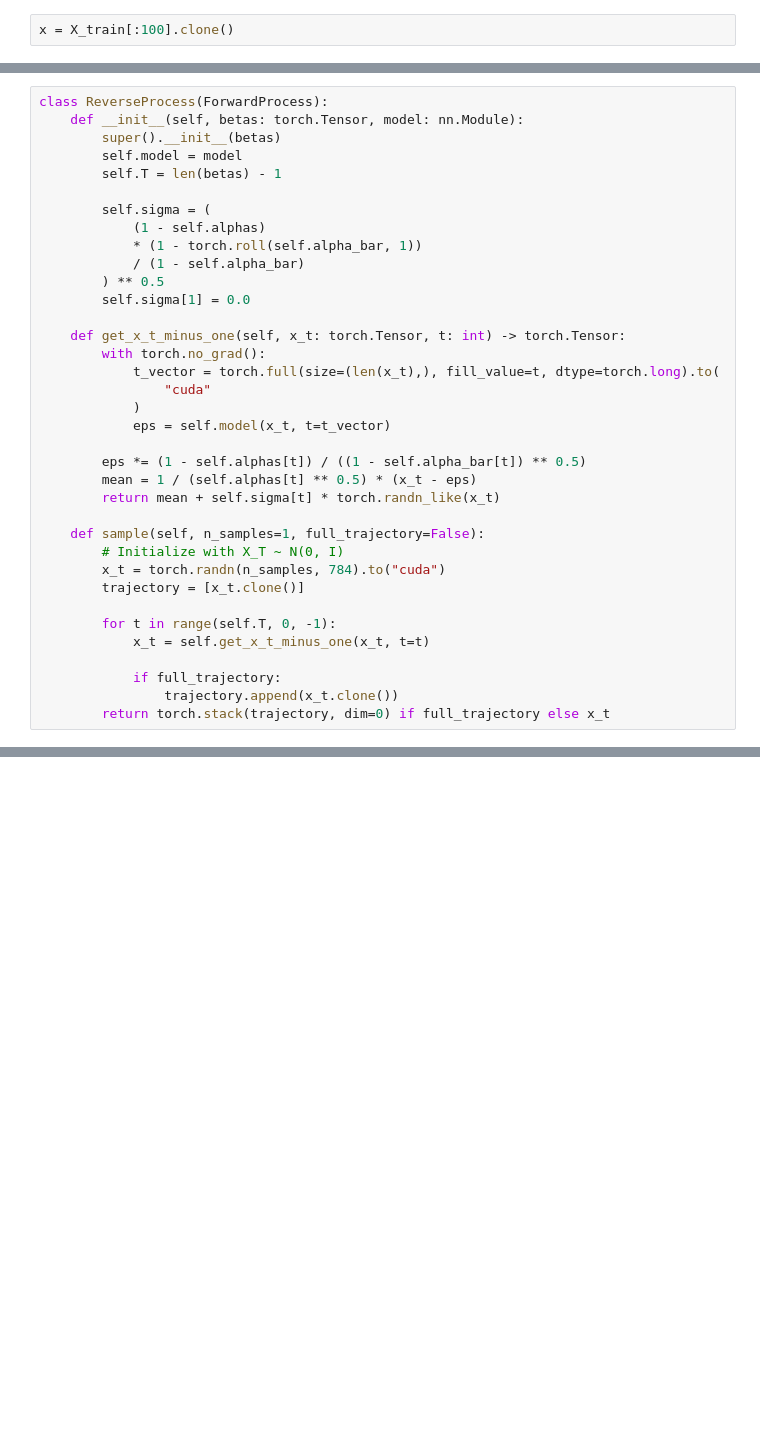
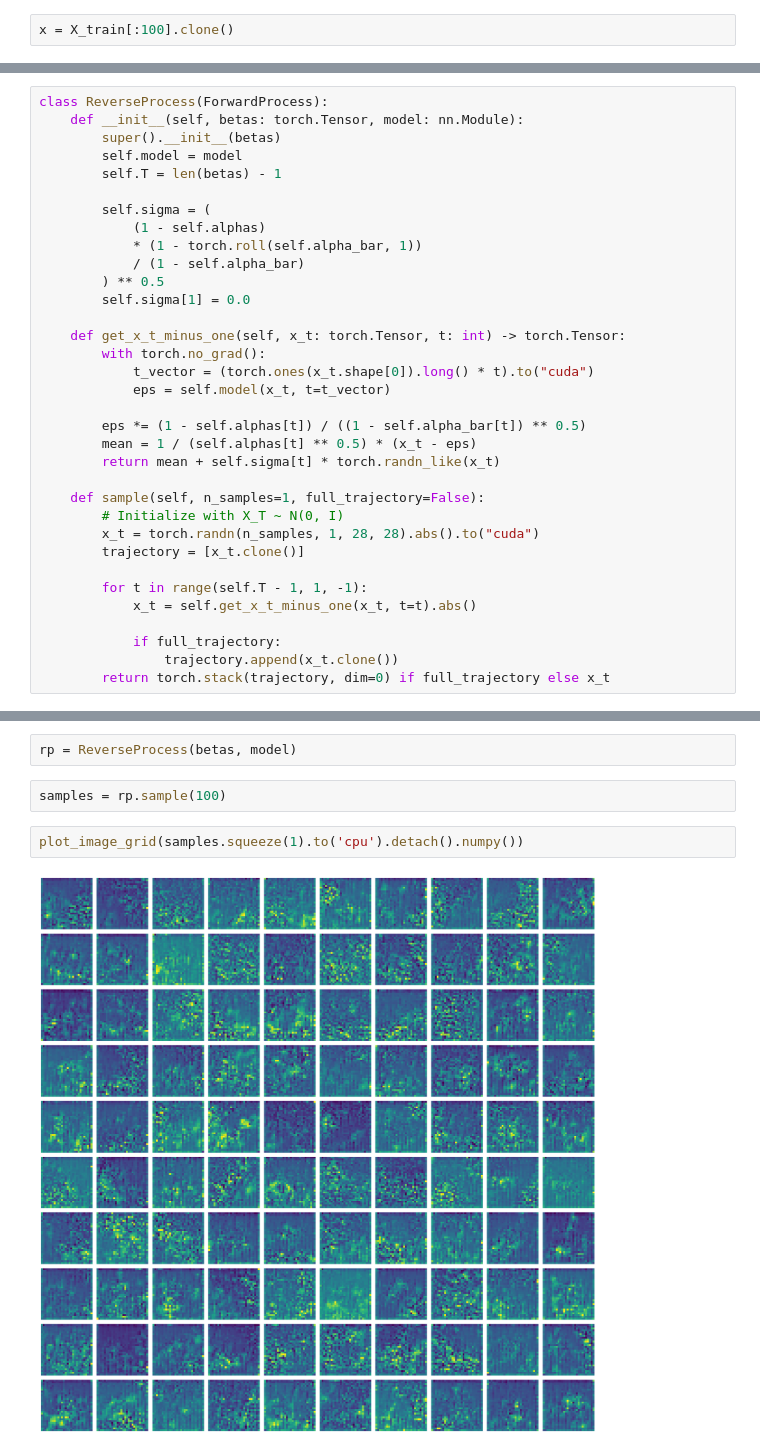
Before and after one commit to marinegor/toponym_diffusion, a Jupyter notebook: mnist-segmentation.ipynb, the cells around one changed output, grey strips where cells are left out. Saved outputs shown, nothing was run; the diff lists cells and outputs as text; blank space fills up the shorter version.

```diff
--- a/mnist-segmentation.ipynb
+++ b/mnist-segmentation.ipynb
@@ -656,9 +644,7 @@ class ReverseProcess(ForwardProcess):
 
     def get_x_t_minus_one(self, x_t: torch.Tensor, t: int) -> torch.Tensor:
         with torch.no_grad():
-            t_vector = torch.full(size=(len(x_t),), fill_value=t, dtype=torch.long).to(
-                "cuda"
-            )
+            t_vector = (torch.ones(x_t.shape[0]).long() * t).to("cuda")
             eps = self.model(x_t, t=t_vector)
 
         eps *= (1 - self.alphas[t]) / ((1 - self.alpha_bar[t]) ** 0.5)
@@ -667,11 +653,11 @@ class ReverseProcess(ForwardProcess):
 
     def sample(self, n_samples=1, full_trajectory=False):
         # Initialize with X_T ~ N(0, I)
-        x_t = torch.randn(n_samples, 784).to("cuda")
+        x_t = torch.randn(n_samples, 1, 28, 28).abs().to("cuda")
         trajectory = [x_t.clone()]
 
-        for t in range(self.T, 0, -1):
-            x_t = self.get_x_t_minus_one(x_t, t=t)
+        for t in range(self.T - 1, 1, -1):
+            x_t = self.get_x_t_minus_one(x_t, t=t).abs()
 
             if full_trajectory:
                 trajectory.append(x_t.clone())
@@ -703,0 +665,8 @@ rp = ReverseProcess(betas=betas, model=model)
+# %%
+rp = ReverseProcess(betas, model)
+# %%
+samples = rp.sample(100)
+# %%
+plot_image_grid(samples.squeeze(1).to('cpu').detach().numpy())
+# %% [output]
+[figure, added]
```
Also changed, not shown: parts of 14 cells of this notebook.
